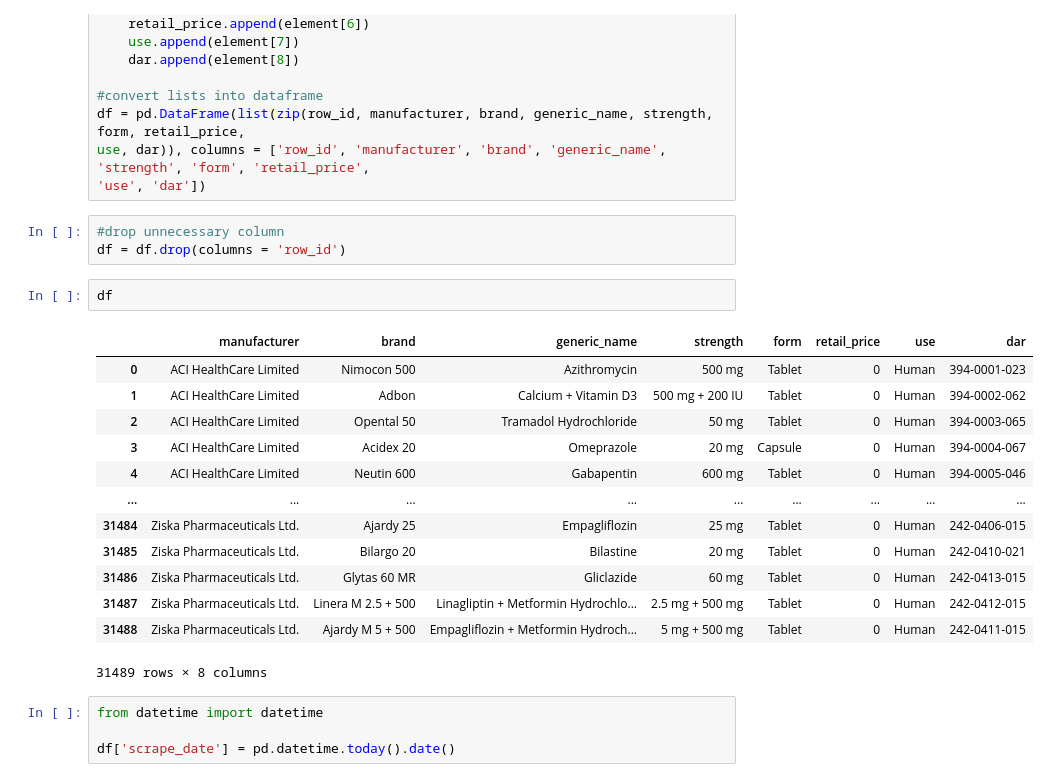
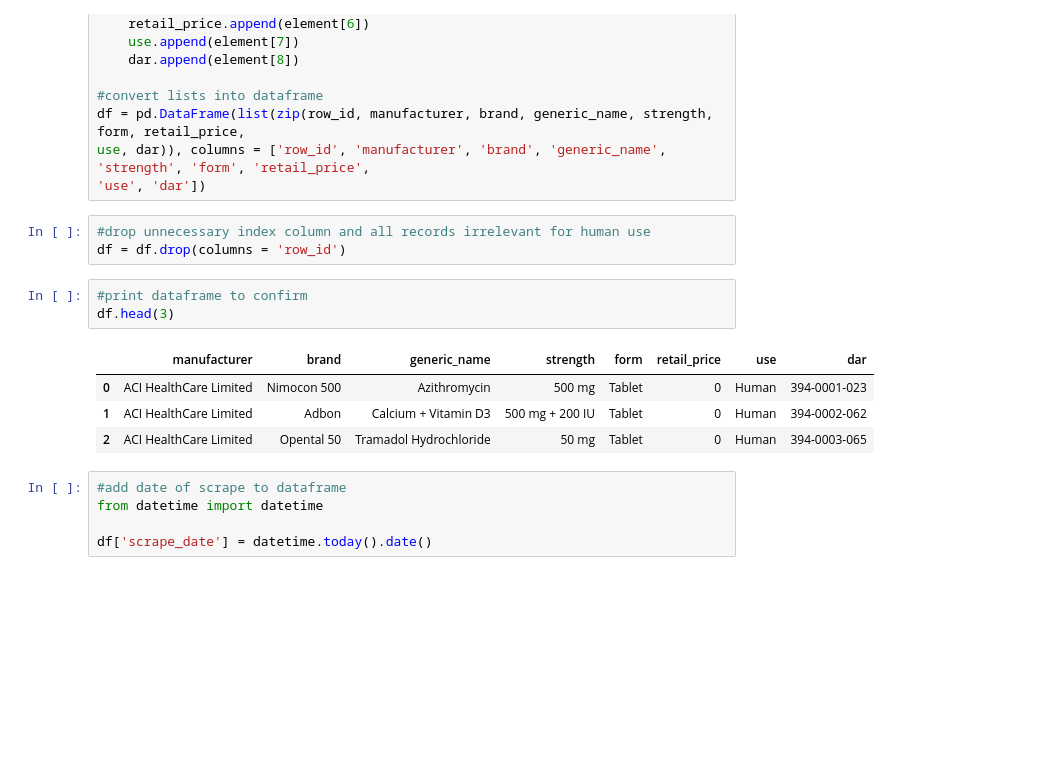
Before and after one commit to swatiyengar/dgda_scraper, a Jupyter notebook: DGDA Scraper.ipynb, the cells around one changed output. Saved outputs shown, nothing was run; the diff lists cells and outputs as text; blank space fills up the shorter version.

```diff
--- a/DGDA Scraper.ipynb
+++ b/DGDA Scraper.ipynb
@@ -214,26 +215,19 @@ df = pd.DataFrame(list(zip(row_id, manufacturer, brand, generic_name, strength,
 use, dar)), columns = ['row_id', 'manufacturer', 'brand', 'generic_name', 'strength', 'form', 'retail_price',
 'use', 'dar'])
 # %%
-#drop unnecessary column
+#drop unnecessary index column and all records irrelevant for human use
 df = df.drop(columns = 'row_id')
 # %%
-df
+#print dataframe to confirm
+df.head(3)
 # %% [output]
 |  | manufacturer | brand | generic_name | strength | form | retail_price | use | dar |
 | 0 | ACI HealthCare Limited | Nimocon 500 | Azithromycin | 500 mg | Tablet | 0 | Human | 394-0001-023 |
 | 1 | ACI HealthCare Limited | Adbon | Calcium + Vitamin D3 | 500 mg + 200 IU | Tablet | 0 | Human | 394-0002-062 |
 | 2 | ACI HealthCare Limited | Opental 50 | Tramadol Hydrochloride | 50 mg | Tablet | 0 | Human | 394-0003-065 |
-| 3 | ACI HealthCare Limited | Acidex 20 | Omeprazole | 20 mg | Capsule | 0 | Human | 394-0004-067 |
-| 4 | ACI HealthCare Limited | Neutin 600 | Gabapentin | 600 mg | Tablet | 0 | Human | 394-0005-046 |
-| ... | ... | ... | ... | ... | ... | ... | ... | ... |
-| 31484 | Ziska Pharmaceuticals Ltd. | Ajardy 25 | Empagliflozin | 25 mg | Tablet | 0 | Human | 242-0406-015 |
-| 31485 | Ziska Pharmaceuticals Ltd. | Bilargo 20 | Bilastine | 20 mg | Tablet | 0 | Human | 242-0410-021 |
-| 31486 | Ziska Pharmaceuticals Ltd. | Glytas 60 MR | Gliclazide | 60 mg | Tablet | 0 | Human | 242-0413-015 |
-| 31487 | Ziska Pharmaceuticals Ltd. | Linera M 2.5 + 500 | Linagliptin + Metformin Hydrochlo... | 2.5 mg + 500 mg | Tablet | 0 | Human | 242-0412-015 |
-| 31488 | Ziska Pharmaceuticals Ltd. | Ajardy M 5 + 500 | Empagliflozin + Metformin Hydroch... | 5 mg + 500 mg | Tablet | 0 | Human | 242-0411-015 |
-31489 rows × 8 columns
 # %%
+#add date of scrape to dataframe
 from datetime import datetime
 
-df['scrape_date'] = pd.datetime.today().date()
+df['scrape_date'] = datetime.today().date()
 # %%
```
Also changed, not shown: parts of 14 cells of this notebook, 1 other file.
